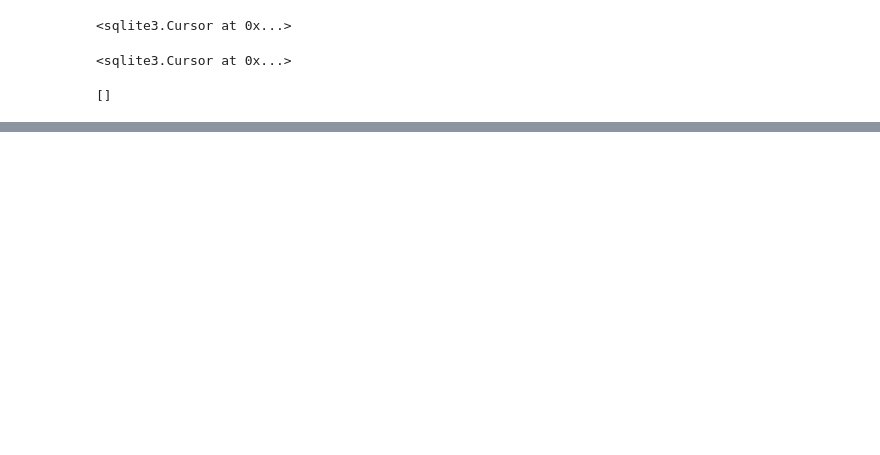
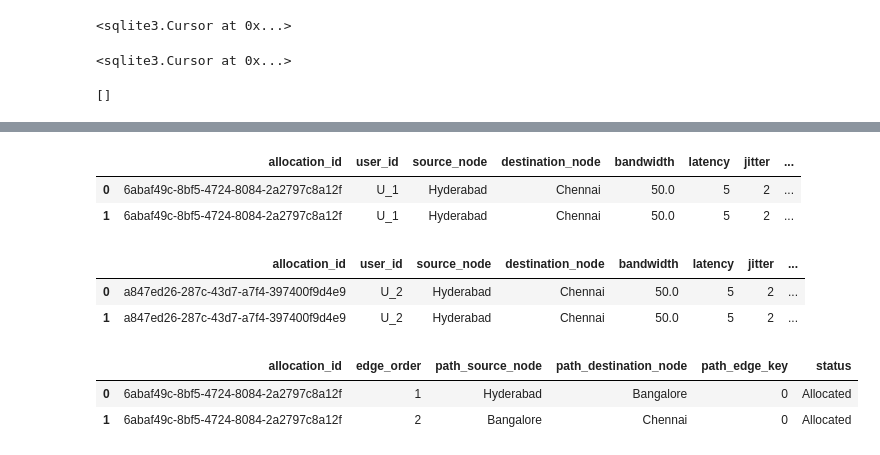
Before and after one commit to Narasim/Python_DLDS, a Jupyter notebook: AgenticAI_Graphs_HumanInLoop.ipynb, the cells around one changed output, grey strips where cells are left out. Drawn from its saved outputs; the diff is of its cells as text; code cells hidden in the pictures; blank space fills up the shorter version.

```diff
--- a/AgenticAI_Graphs_HumanInLoop.ipynb
+++ b/AgenticAI_Graphs_HumanInLoop.ipynb
@@ -302,0 +425,58 @@ def store_allocation(network_graph, source_name, destination_name, best_path, ba
+# %%
+query = '''SELECT
+    a.*,
+    ap.edge_order,
+    ap.source_node AS path_source_node,
+    ap.destination_node AS path_destination_node,
+    ap.edge_key AS path_edge_key
+FROM allocations AS a
+JOIN allocation_paths AS ap
+    ON a.allocation_id = ap.allocation_id
+WHERE a.user_id = 'U_1'
+ORDER BY a.allocation_id, ap.edge_order'''
+
+df = pd.read_sql_query(query, conn)
+df
+# %% [output]
+|  | allocation_id | user_id | source_node | destination_node | bandwidth | latency | jitter | ... |
+| 0 | 6abaf49c-8bf5-4724-8084-2a2797c8a12f | U_1 | Hyderabad | Chennai | 50.0 | 5 | 2 | ... |
+| 1 | 6abaf49c-8bf5-4724-8084-2a2797c8a12f | U_1 | Hyderabad | Chennai | 50.0 | 5 | 2 | ... |
+# %%
+query = '''SELECT
+    a.*,  -- All columns from allocations table
+    ap.edge_order,
+    ap.source_node AS path_source_node,
+    ap.destination_node AS path_destination_node,
+    ap.edge_key AS path_edge_key
+FROM allocations AS a
+JOIN allocation_paths AS ap
+    ON a.allocation_id = ap.allocation_id
+WHERE a.allocation_id = 'a847ed26-287c-43d7-a7f4-397400f9d4e9'
+ORDER BY ap.edge_order'''
+
+df = pd.read_sql_query(query, conn)
+df
+# %% [output]
+|  | allocation_id | user_id | source_node | destination_node | bandwidth | latency | jitter | ... |
+| 0 | a847ed26-287c-43d7-a7f4-397400f9d4e9 | U_2 | Hyderabad | Chennai | 50.0 | 5 | 2 | ... |
+| 1 | a847ed26-287c-43d7-a7f4-397400f9d4e9 | U_2 | Hyderabad | Chennai | 50.0 | 5 | 2 | ... |
+# %%
+query = '''SELECT
+            a.allocation_id,
+            ap.edge_order,
+            ap.source_node AS path_source_node,
+            ap.destination_node AS path_destination_node,
+            ap.edge_key AS path_edge_key,
+            a.status
+        FROM allocations AS a
+        JOIN allocation_paths AS ap
+            ON a.allocation_id = ap.allocation_id
+        WHERE a.user_id = 'U_1' AND a.status = 'Allocated'
+        ORDER BY a.allocation_id, ap.edge_order;'''
+
+df = pd.read_sql_query(query, conn)
+df
+# %% [output]
+|  | allocation_id | edge_order | path_source_node | path_destination_node | path_edge_key | status |
+| 0 | 6abaf49c-8bf5-4724-8084-2a2797c8a12f | 1 | Hyderabad | Bangalore | 0 | Allocated |
+| 1 | 6abaf49c-8bf5-4724-8084-2a2797c8a12f | 2 | Bangalore | Chennai | 0 | Allocated |
```
Also changed, not shown: parts of 14 cells of this notebook.
